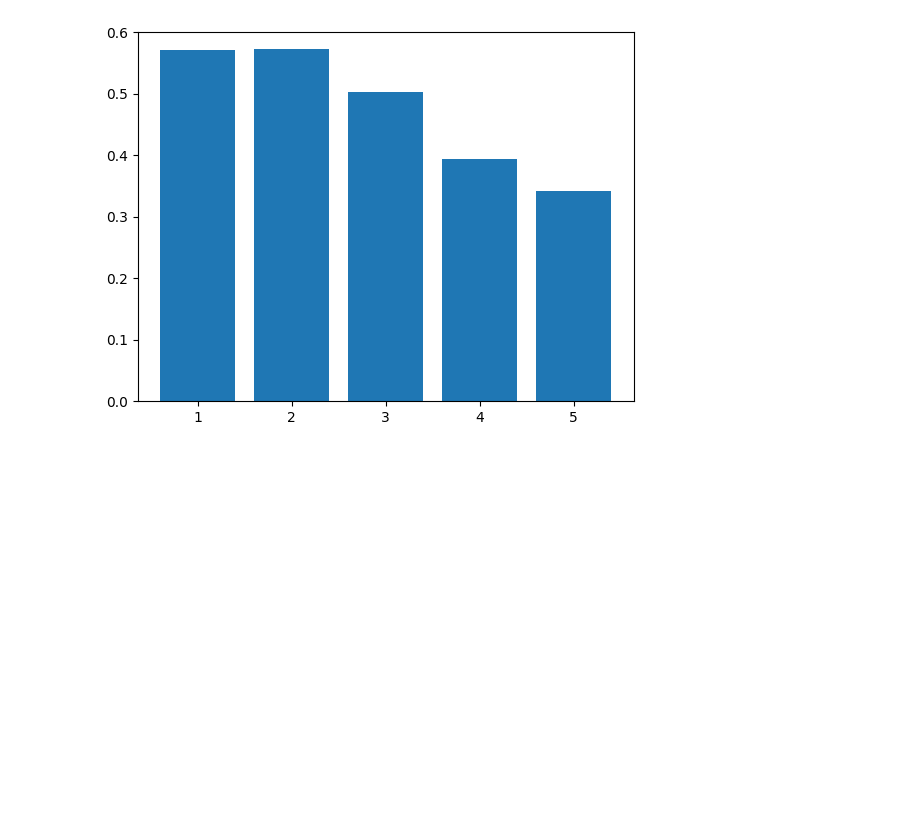
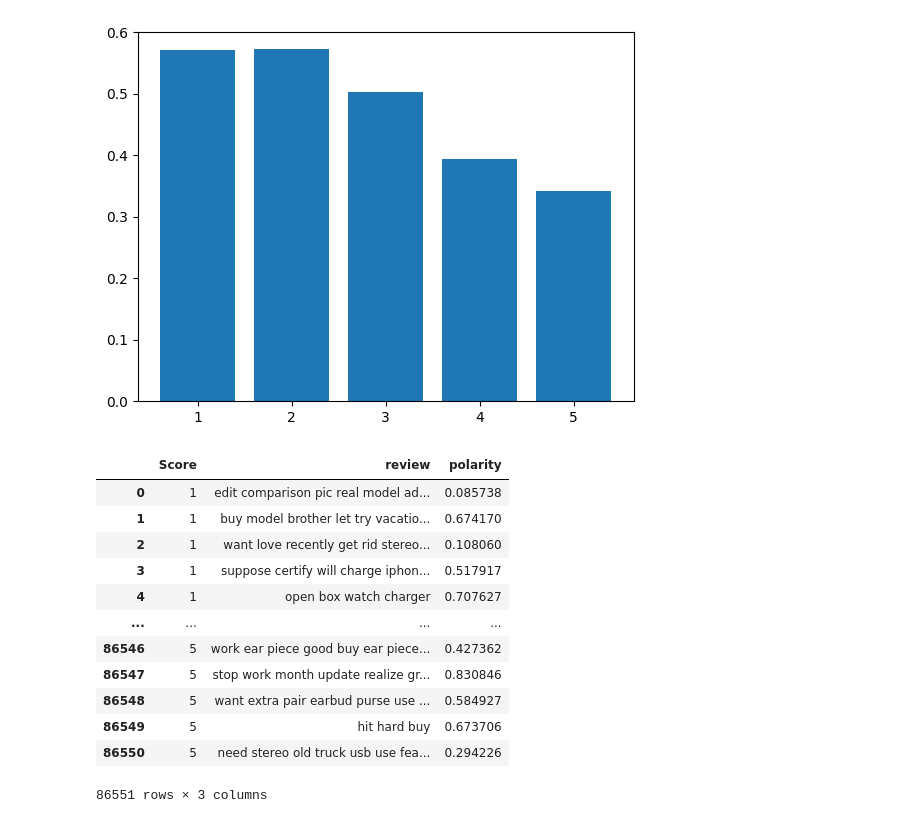
Before and after one commit to RANN9/Amazon-Review-TMEF-Project, a Jupyter notebook: mike.ipynb, the cells around one changed output. Cells and saved outputs as stored; diff of their text form; code cells hidden in the pictures; blank space fills up the shorter version.

```diff
--- a/mike.ipynb
+++ b/mike.ipynb
@@ -225,3 +225,51 @@ plt.bar(
 plt.show()
 # %% [output]
 [figure]
+# %%
+import torch.nn.functional as F
+from transformers import AutoTokenizer, AutoModelForSequenceClassification
+
+tokenizer = AutoTokenizer.from_pretrained("assemblyai/distilbert-base-uncased-sst2")
+model = AutoModelForSequenceClassification.from_pretrained(
+    "assemblyai/distilbert-base-uncased-sst2"
+)
+# %%
+results = []
+for i in range(1, 6):
+    reviewText_given_score = IS[(IS["overall"] == float(i))]["reviewText"].tolist()
+    for review in reviewText_given_score:
+        tokenized_segments = tokenizer(
+            [review],
+            return_tensors="pt",
+            padding=True,
+            truncation=True,
+        )
+        tokenized_segments_input_ids, tokenized_segments_attention_mask = (
+            tokenized_segments.input_ids,
+            tokenized_segments.attention_mask,
+        )
+        model_predictions = F.softmax(
+            model(
+                input_ids=tokenized_segments_input_ids,
+                attention_mask=tokenized_segments_attention_mask,
+            )["logits"],
+            dim=1,
+        )
+        # Positive probability
+        results.append([i, review, model_predictions[0][1].item()])
+results = pd.DataFrame(results, columns=["Score", "review", "polarity"])
+results
+# %% [output]
+|  | Score | review | polarity |
+| 0 | 1 | edit comparison pic real model ad... | 0.085738 |
+| 1 | 1 | buy model brother let try vacatio... | 0.674170 |
+| 2 | 1 | want love recently get rid stereo... | 0.108060 |
+| 3 | 1 | suppose certify will charge iphon... | 0.517917 |
+| 4 | 1 | open box watch charger | 0.707627 |
+| ... | ... | ... | ... |
+| 86546 | 5 | work ear piece good buy ear piece... | 0.427362 |
+| 86547 | 5 | stop work month update realize gr... | 0.830846 |
+| 86548 | 5 | want extra pair earbud purse use ... | 0.584927 |
+| 86549 | 5 | hit hard buy | 0.673706 |
+| 86550 | 5 | need stereo old truck usb use fea... | 0.294226 |
+86551 rows × 3 columns
```
Also changed, not shown: parts of 6 cells of this notebook.
